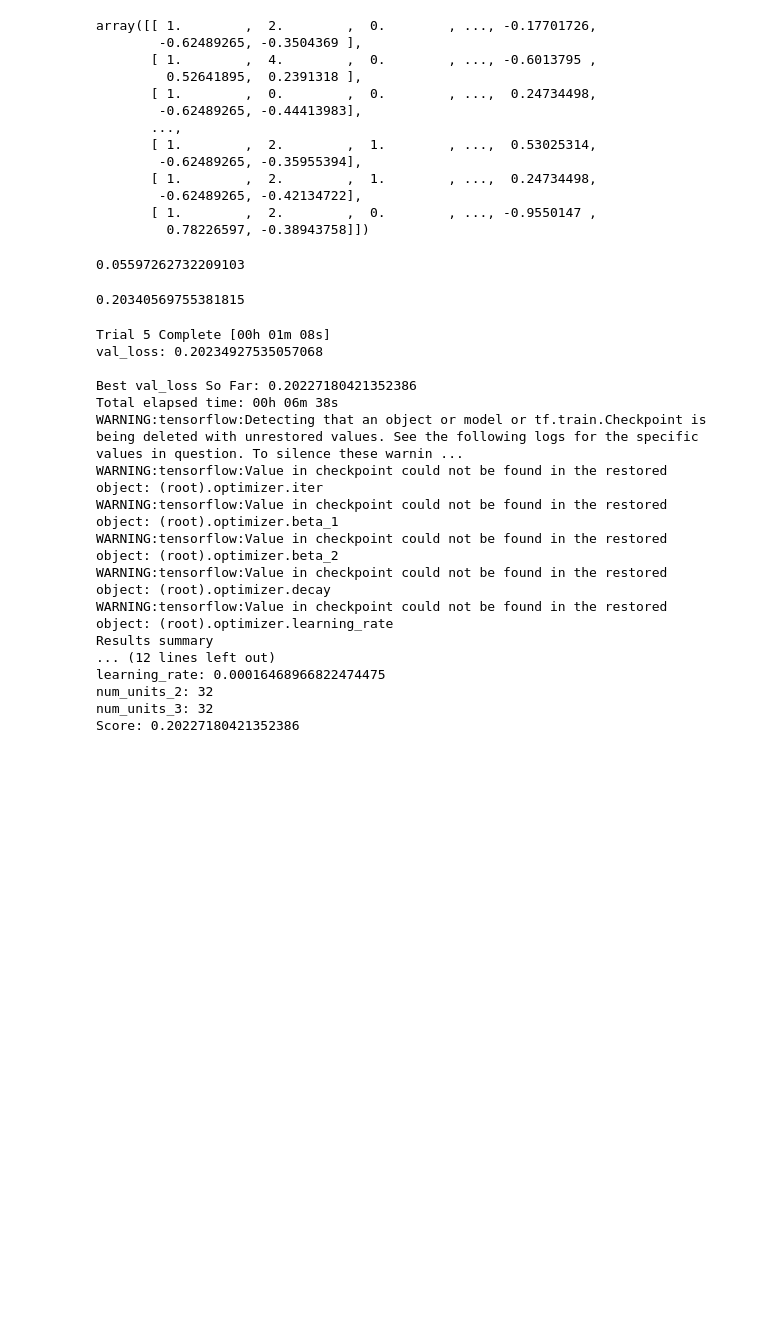
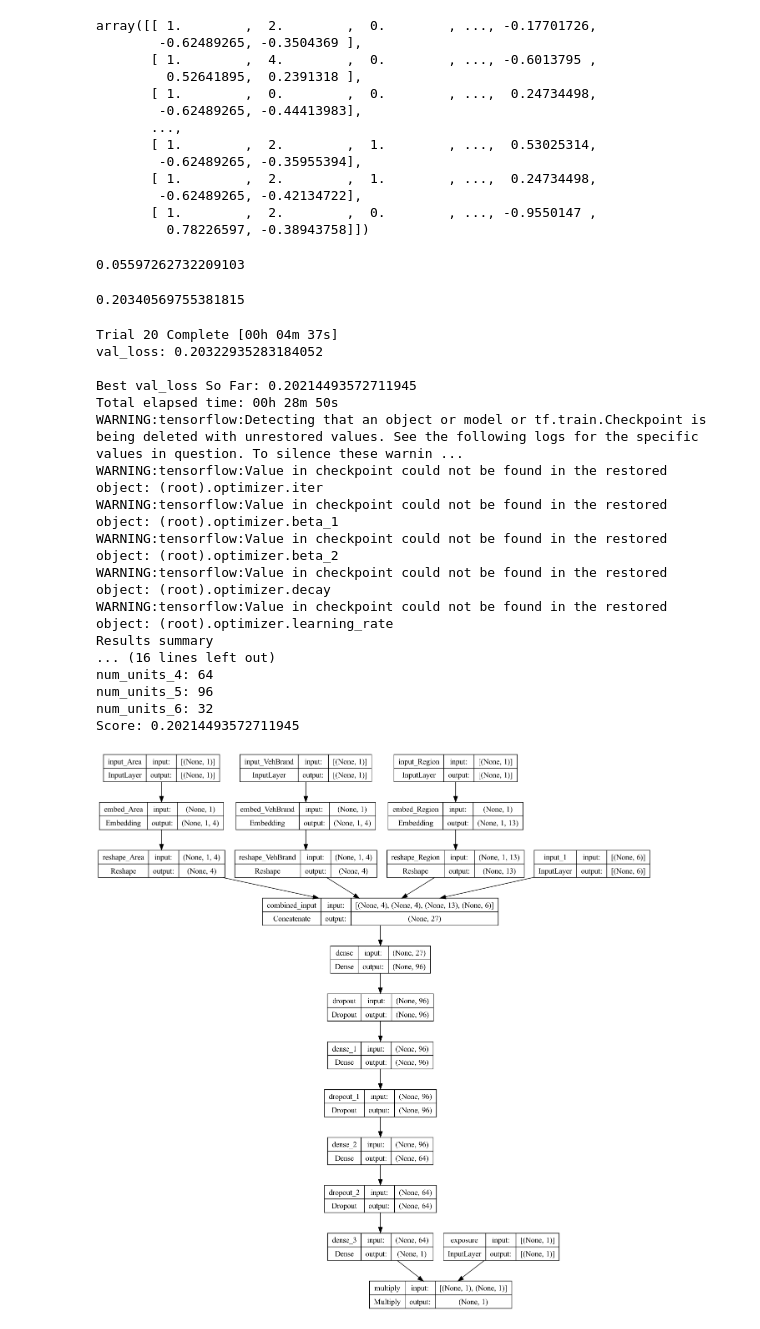
Before and after one commit to tupho289/Honours, a Jupyter notebook: main.ipynb, the cells around one changed output. Cells and saved outputs as stored; diff of their text form; code cells hidden in the pictures; blank space fills up the shorter version.

Commit message:
tuning for NAM

```diff
--- a/main.ipynb
+++ b/main.ipynb
@@ -291,14 +379,14 @@ test_others = np.delete(test_NN, [exposure_index] + cat_index, axis = 1)
 #-------------------------- define model architecture --------------------------
 
 '''Define model architecture'''
-def build_model(hp):
+def build_NN(hp):
     # input & embedding layers - use entity embedding for categorical variables
     exposure = Input(shape=(1,), name = "exposure") # exposure
 
     cat_inputs = [] # input layers for nominal categorical features
     embedding_layers = [] # embedding layers
     embedding_dim_low_dim = hp.Int('embedding_dim_low_dim', 2, 4, step = 1)
-    embedding_dim_high_dim = hp.Int('embedding_dim_high_dim', 5, 10, step = 2)
+    embedding_dim_high_dim = hp.Int('embedding_dim_high_dim', 5, 15, step = 2)
     for cat_column in categorical_var:
 
         # input layers
@@ -319,11 +407,12 @@ def build_model(hp):
 
     # dense layers
     x = inputs
-    activation = hp.Choice('activation', ['leaky_relu', 'relu', 'elu', 'selu'])
-    for i in range(hp.Int('num_dense_layers', 2, 6)):
+    activation = hp.Choice('activation', ['relu', 'leaky_relu', 'swish', 'gelu'])
+    dropout_rate = hp.Float(f'dropout', min_value = 0.0, max_value = 0.3, step = 0.1)
+    for i in range(hp.Int('num_dense_layers', 3, 7)):
         num_units = hp.Int(f'num_units_{i}', 32, 128, step = 32)
-        x = Dense(units = num_units, activation = activation)(x)
-        # x = Dropout(rate = hp.Float(f'dropout_{i}', min_value = 0.0, max_value = 0.3, step = 0.1))(x)
+        x = Dense(units = num_units, activation = activation, kernel_initializer = 'he_normal')(x)
+        x = Dropout(dropout_rate)(x)
     lambda_ = Dense(1, "exponential")(x)
 
     # final output
@@ -335,7 +424,7 @@ def build_model(hp):
     optimizer = Adam(learning_rate = lr)
 
     # build model
-    model.compile(optimizer = "adam",
+    model.compile(optimizer = optimizer,
               loss = "poisson",
               metrics = ['mean_squared_error', 'poisson'])
 
@@ -344,10 +433,10 @@ def build_model(hp):
 #-------------------------- tune and fit fit a deep NN --------------------------
 # tuner
 tuner = kt.RandomSearch(
-    build_model,
+    build_NN,
     objective = 'val_loss',
-    max_trials = 5,  # Increased trials due to additional hyperparameters
-    directory = "hyperparameter_tuning",
+    max_trials = 20,  # Increased trials due to additional hyperparameters
+    directory = "hyperparameter_tuning_NN",
     seed = 2000 # for reproducibility
 )
 
@@ -357,7 +446,7 @@ es = EarlyStopping(patience = 10, restore_best_weights = True, verbose = 0)
 # search for the best model
 tuner.search([train_exposure, train_cat, train_others], y_train,
             epochs = 100,
-            batch_size = 256,
+            batch_size = 1000,
             validation_split = 0.2,
             callbacks = [es])
 
@@ -365,11 +454,11 @@ tuner.search([train_exposure, train_cat, train_others], y_train,
 model_NN = tuner.get_best_models()[0]
 tuner.results_summary(1)
 # %% [output]
-Trial 5 Complete [00h 01m 08s]
-val_loss: 0.20234927535057068
+Trial 20 Complete [00h 04m 37s]
+val_loss: 0.20322935283184052
 
-Best val_loss So Far: 0.20227180421352386
-Total elapsed time: 00h 06m 38s
+Best val_loss So Far: 0.20214493572711945
+Total elapsed time: 00h 28m 50s
 WARNING:tensorflow:Detecting that an object or model or tf.train.Checkpoint is being deleted with unrestored values. See the following logs for the specific values in question. To silence these warnin ...
 WARNING:tensorflow:Value in checkpoint could not be found in the restored object: (root).optimizer.iter
 WARNING:tensorflow:Value in checkpoint could not be found in the restored object: (root).optimizer.beta_1
@@ -377,11 +466,16 @@ WARNING:tensorflow:Value in checkpoint could not be found in the restored object
 WARNING:tensorflow:Value in checkpoint could not be found in the restored object: (root).optimizer.decay
 WARNING:tensorflow:Value in checkpoint could not be found in the restored object: (root).optimizer.learning_rate
 Results summary
-... (12 lines left out)
-learning_rate: 0.00016468966822474475
-num_units_2: 32
-num_units_3: 32
-Score: 0.20227180421352386
+... (16 lines left out)
+num_units_4: 64
+num_units_5: 96
+num_units_6: 32
+Score: 0.20214493572711945
+# %%
+#-------------------------- plot model --------------------------
+plot_model(model_NN, show_layer_names = True, show_shapes = True)
+# %% [output]
+[figure, added]
 # %%
 #-------------------------- evaluate on test set --------------------------
 nn_poisson_loss, nn_mse, _ = model_NN.evaluate([test_exposure, test_cat, test_others], y_test)
```
Also changed, not shown: parts of 11 cells of this notebook, 1 other file.
